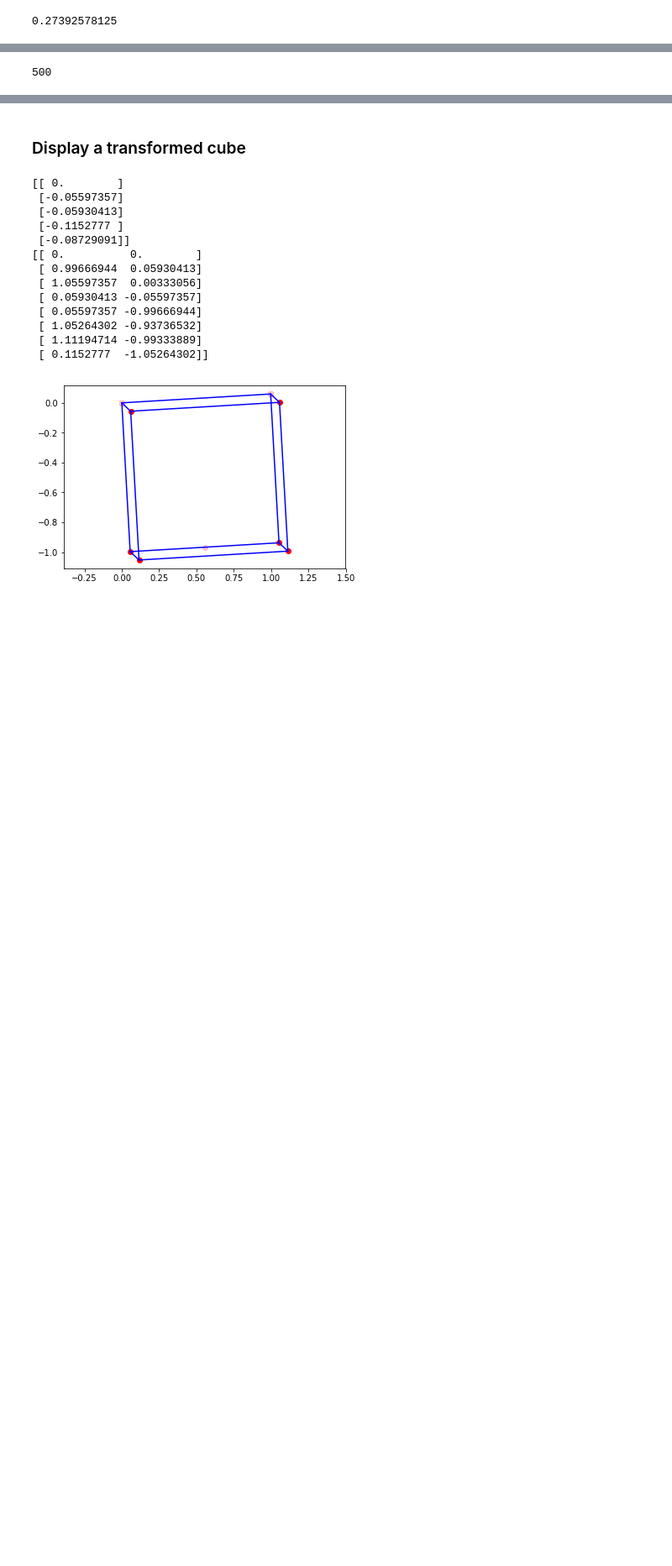
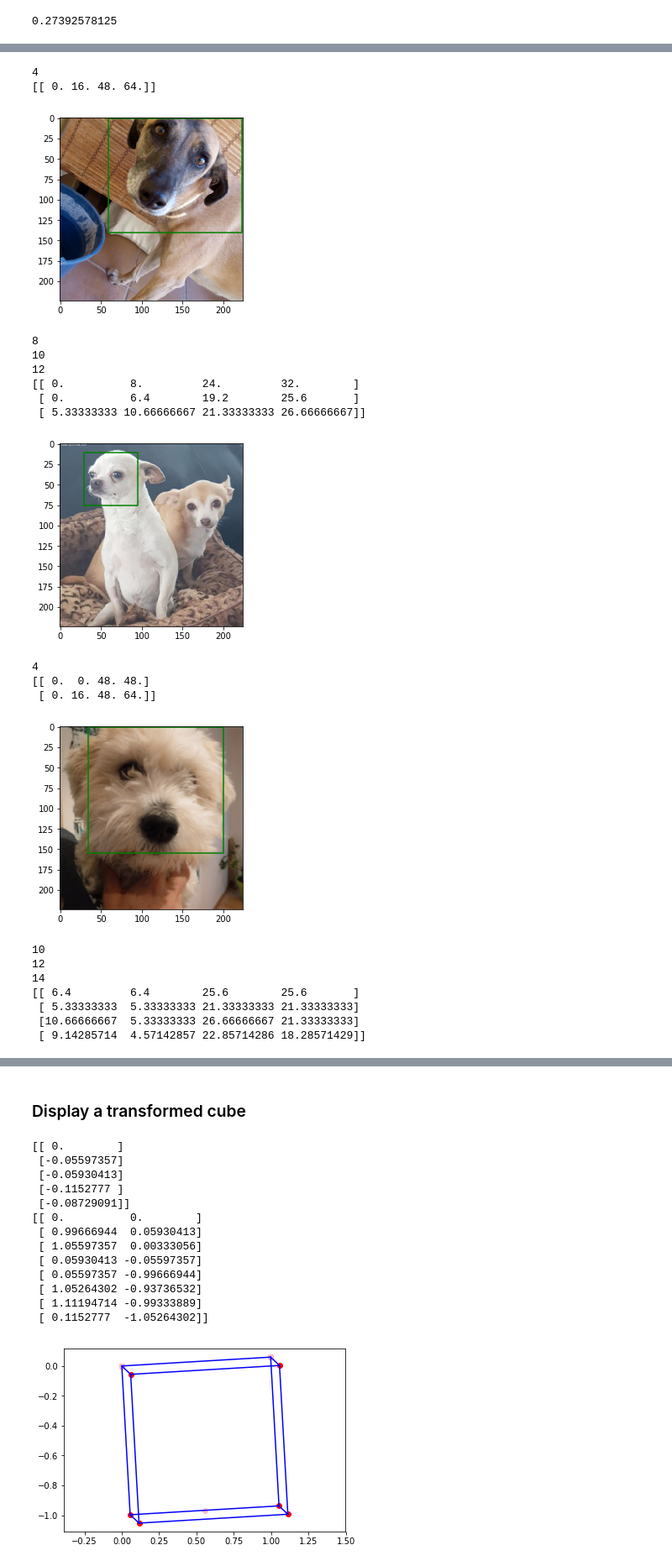
Before and after one commit to GuillaumeMougeot/DogFaceNet, a Jupyter notebook: landmarks_2/dataset_bbox_simplified.ipynb, the cells around one changed output, grey strips where cells are left out. Shown at 84% size. Saved outputs shown, nothing was run; the diff lists cells and outputs as text; code cells hidden in the pictures; blank space fills up the shorter version.

```diff
--- a/landmarks_2/dataset_bbox_simplified.ipynb
+++ b/landmarks_2/dataset_bbox_simplified.ipynb
@@ -488,0 +520,2 @@ def generate_output(img_shape, bbox, window_size, threshold):
+# %%
+bboxes=np.array(bboxes)
@@ -488,0 +532,16 @@ def generate_output(img_shape, bbox, window_size, threshold):
+# %%
+def convert_preds_bboxes(pred,img_shape=64,threshold=0.6):
+    # Converts network predictions to bboxes
+    bboxes = []
+    for window_size in range(4,17,2):
+        output = np.zeros((window_size-2,window_size-2))
+        ratio = img_shape/window_size
+        for i in range(window_size-2):
+            for j in range(window_size-2):
+                # Computes coordinates of the region of interest in the window
+                init_coord = np.array([i,j,i+3,j+3])
+                # Transforms it into img_shape coordinates
+                trans_coord = init_coord * ratio
+                bboxes += [trans_coord]
+    bboxes = np.append([[0,0,img_shape,img_shape]],bboxes,axis=0)
+    return bboxes[pred>threshold]
@@ -489,39 +753,60 @@ def generate_output(img_shape, bbox, window_size, threshold):
 # %%
-import os
-from tqdm import tqdm_notebook
 idx = 785
 img_shape = (224,224,3)
 threshold = 0.6
 rejected = 0
 # for idx in np.random.randint(len(df_coord),size=10):
-for idx in tqdm_notebook(range(len(df_coord))):
+for idx in tqdm_notebook(np.random.randint(len(df_coord),size=4)):
     if os.path.exists(PATH_IMG+df_filenames[idx]):
         img = sk.io.imread(PATH_IMG+df_filenames[idx])
         coord = df_coord[idx]
         img_clipped, coord_clipped = clipping(img, coord)
         img_resized, coord_resized = resize(img_clipped, coord_clipped, img_shape)
 
-#         plt.imshow(img_resized)
+        plt.imshow(img_resized)
         bbox=bbox_coord(img_resized,coord_resized)
-#         x1,y1,x2,y2=bbox
-#         plt.plot([x1,x2,x2,x1,x1],[y2,y2,y1,y1,y2],color='green')
+        x1,y1,x2,y2=bbox
+        plt.plot([x1,x2,x2,x1,x1],[y2,y2,y1,y1,y2],color='green')
         # For the intermidiate layers
         accepted_filters = []
+        outputs = np.array([])
         for i in range(4,17,2):
             out = generate_output(img_shape[0],bbox,i,threshold)
+            outputs = np.append(outputs,out)
             if out.any()!=0:
                 accepted_filters += [i]
-#                 print(i)
+                print(i)
+
         # For the last layer
         if IoU((0,0,img_shape[0],img_shape[1]),bbox)>threshold:
+            outputs = np.append(1,outputs)
             accepted_filters += [1]
+        else:
+            outputs = np.append(0,outputs)
+        print(convert_preds_bboxes(outputs))
         if len(accepted_filters)==0:
             rejected += 1
-print(rejected)
-#             print(1)
-#             x1,y1,x2,y2=(0,0,img_shape[0]-1,img_shape[1]-1)
-#             plt.plot([x1,x2,x2,x1,x1],[y2,y2,y1,y1,y2])
-#         plt.show()
+        plt.show()
 # %% [output]
 [interactive output not drawn]
-500
+4
+[[ 0. 16. 48. 64.]]
+[figure, added]
+8
+10
+12
+[[ 0.          8.         24.         32.        ]
+ [ 0.          6.4        19.2        25.6       ]
+ [ 5.33333333 10.66666667 21.33333333 26.66666667]]
+[figure, added]
+4
+[[ 0.  0. 48. 48.]
+ [ 0. 16. 48. 64.]]
+[figure, added]
+10
+12
+14
+[[ 6.4         6.4        25.6        25.6       ]
+ [ 5.33333333  5.33333333 21.33333333 21.33333333]
+ [10.66666667  5.33333333 26.66666667 21.33333333]
+ [ 9.14285714  4.57142857 22.85714286 18.28571429]]
```
Also changed, not shown: parts of 19 cells of this notebook, 7 other files.
